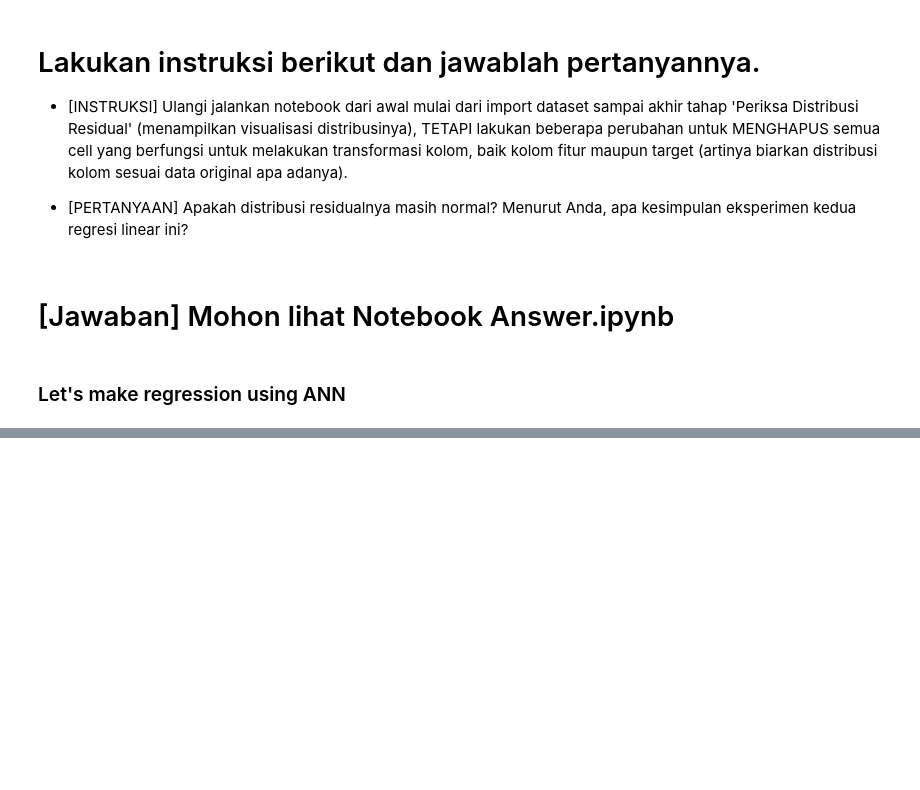
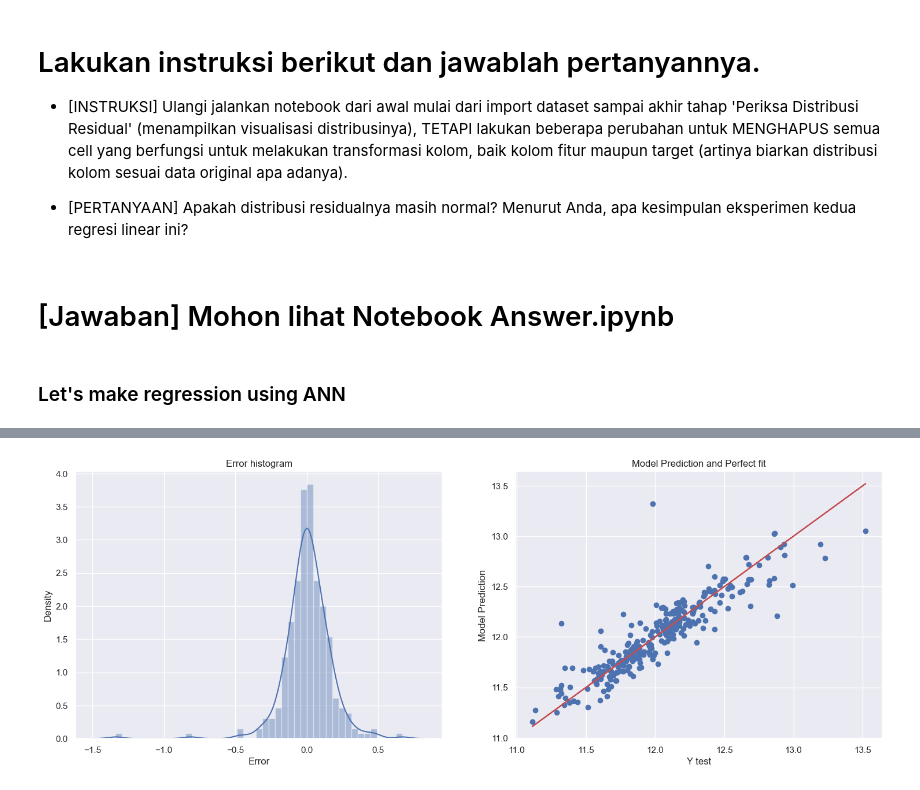
Before and after one commit to Radityofajar/DS40-HousePricing, a Jupyter notebook: DS40_Project3.ipynb, the cells around one changed output, grey strips where cells are left out. Saved outputs shown, nothing was run; the diff lists cells and outputs as text; code cells hidden in the pictures; blank space fills up the shorter version.

```diff
--- a/DS40_Project3.ipynb
+++ b/DS40_Project3.ipynb
@@ -1001,0 +1050,19 @@ sns.distplot(residuals , fit=norm)
+# %%
+fig,ax = plt.subplots(ncols=2,figsize=(18,6))
+
+y_test_values = y_val
+y_predicted_values = y_predicted.reshape(len(y_predicted))
+errors = y_test_values - y_predicted_values
+
+sns.distplot(errors,ax=ax[0])
+ax[0].set_title('Error histogram')
+ax[0].set_xlabel('Error')
+
+ax[1].scatter(y_test_values,y_predicted_values)
+ax[1].plot(y_test_values,y_test_values,'r')
+ax[1].set_title('Model Prediction and Perfect fit')
+ax[1].set_xlabel('Y test')
+ax[1].set_ylabel('Model Prediction')
+plt.show()
+# %% [output]
+[figure, added]
```
Also changed, not shown: parts of 11 cells of this notebook.
